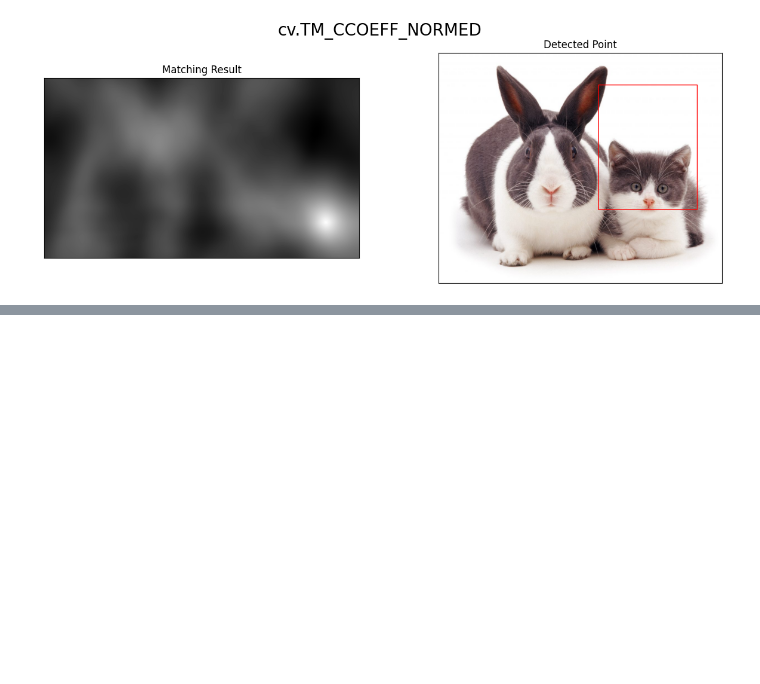
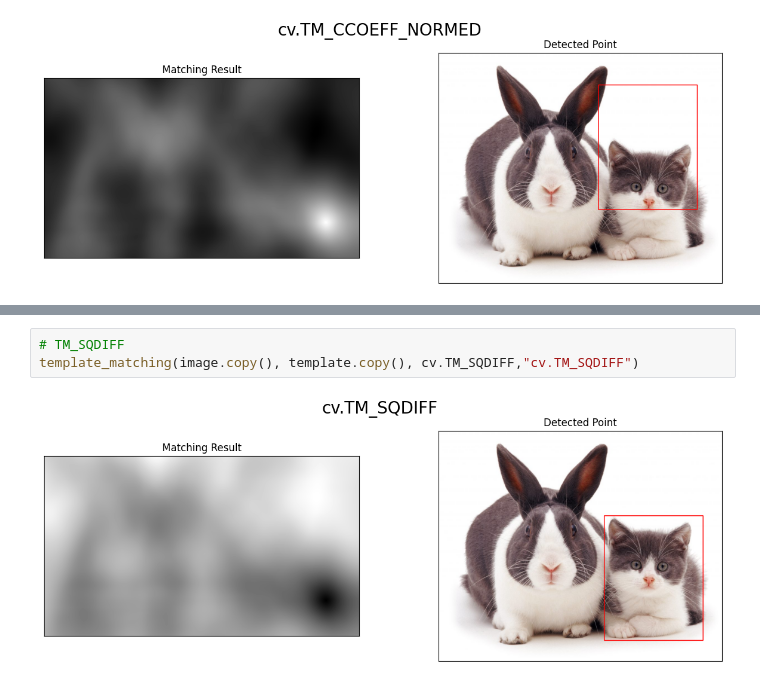
Before and after one commit to ryuuunothuman/PCVK_Ganjil_2024, a Jupyter notebook: Week11.ipynb, the cells around one changed output, grey strips where cells are left out. Saved outputs shown, nothing was run; the diff lists cells and outputs as text; blank space fills up the shorter version.

```diff
--- a/Week11.ipynb
+++ b/Week11.ipynb
@@ -52,0 +63,5 @@ template_matching(image.copy(), template.copy(), cv.TM_CCOEFF_NORMED,"cv.TM_CCOE
+# %%
+# TM_SQDIFF
+template_matching(image.copy(), template.copy(), cv.TM_SQDIFF,"cv.TM_SQDIFF")
+# %% [output]
+[figure, added]
```
Also changed, not shown: parts of 6 cells of this notebook.
